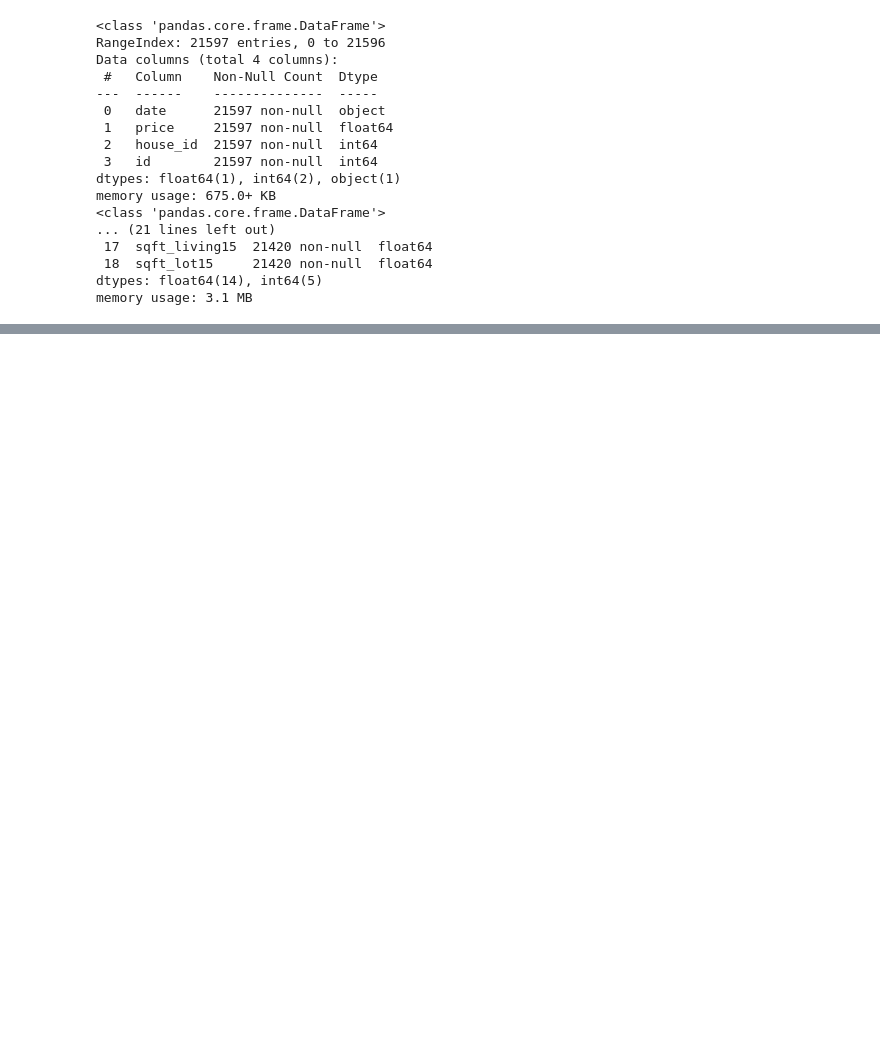
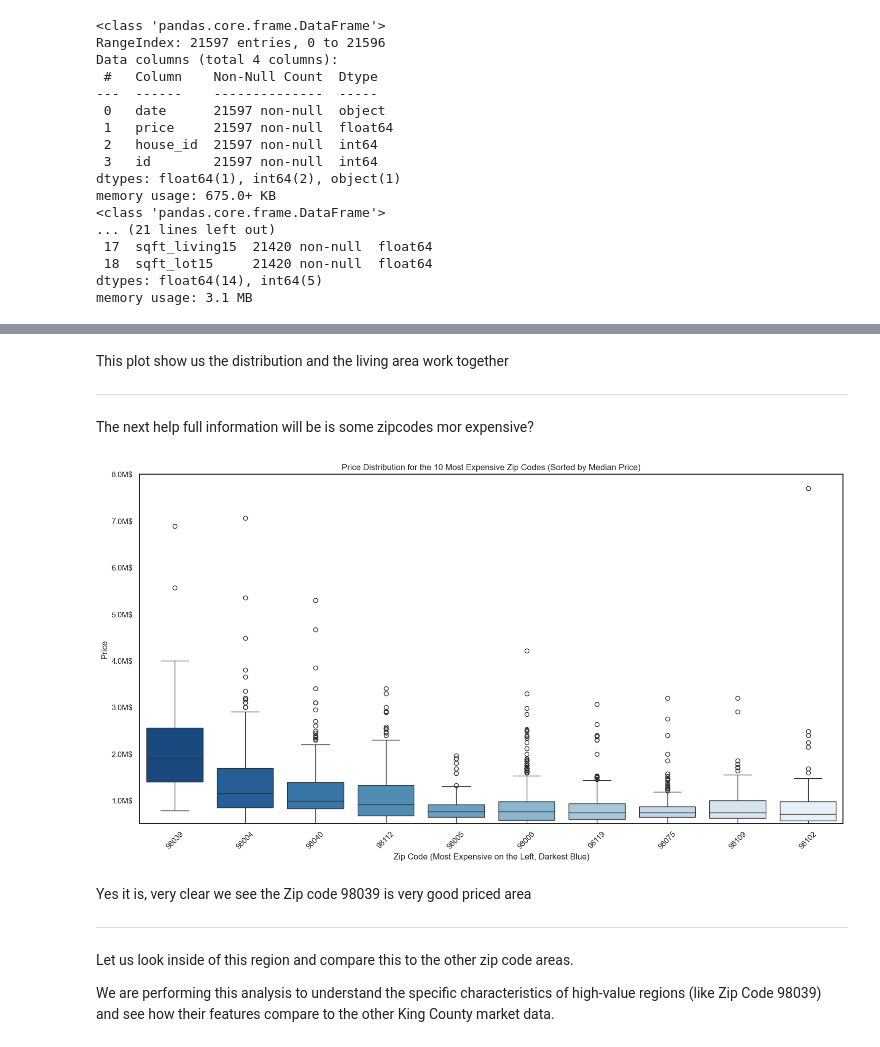
Before and after one commit to asimeoa/ds-eda-project-template_sia, a Jupyter notebook: eda_analysis_main.ipynb, the cells around one changed output, grey strips where cells are left out. Cells and saved outputs as stored; diff of their text form; code cells hidden in the pictures; blank space fills up the shorter version.

```diff
--- a/eda_analysis_main.ipynb
+++ b/eda_analysis_main.ipynb
@@ -454,0 +263,12 @@ Client chosen: **(your choice)**
+# %%
+# Date converting
+print(f"Date type before converting: {df['dateDate'].dtype}")
+
+df['dateDate'] = pd.to_datetime(df['dateDate'])
+
+print(f"Date type after converting: {df['dateDate'].dtype}")
+
+# Extract the month into a new column (this we can use later to check price per season)
+df['sale_month'] = df['dateDate'].dt.month
+
+print("First 5 months of sales:", df['sale_month'].head())
@@ -454,0 +410,56 @@ Client chosen: **(your choice)**
+# %% [markdown]
+This plot show us the distribution and the living area work together
+
+---
+# %% [markdown]
+The next help full information will be is some zipcodes mor expensive?
+# %%
+# let us check how the price corelate with the Zip code
+# 1. Calculate median prices per zip code and sort descending (most expensive on the left)
+median_prices_sorted = df.groupby('zipcode')['pricePrice'].median().sort_values(ascending=False)
+top_10_expensive_zipcodes = median_prices_sorted.head(10).index.tolist()
+df_top_10_expensive = df[df['zipcode'].isin(top_10_expensive_zipcodes)].copy()
+
+# 2. Create the boxplot visualization (larger figsize)
+plt.figure(figsize=(18, 9))
+
+# Plotting the boxplots:
+sns.boxplot(
+    x='zipcode',
+    y='pricePrice',
+    data=df_top_10_expensive,
+    order=top_10_expensive_zipcodes,
+    palette=sns.color_palette("Blues", n_colors=10)[::-1]
+)
+
+plt.title('Price Distribution for the 10 Most Expensive Zip Codes (Sorted by Median Price)')
+plt.xlabel('Zip Code (Most Expensive on the Left, Darkest Blue)')
+plt.ylabel('Price') # Label adjusted, actual formatting done below
+
+plt.grid(axis='y')
+
+# --- Y-axis Formatting in Millions of USD ---
+def millions_formatter(x, pos):
+    """Formats axis values into Millions of USD (e.g., 2.0M$)"""
+    return f'{x / 1e6:.1f}M$'
+
+# Get the current axis object
+ax = plt.gca()
+# Apply the custom formatter to the Y-axis
+ax.yaxis.set_major_formatter(ticker.FuncFormatter(millions_formatter))
+
+# Set the Y-axis limits as requested ($500k to $8M)
+plt.ylim(500000, 8000000)
+
+plt.xticks(rotation=45)
+plt.show()
+# %% [output]
+[figure, added]
+# %% [markdown]
+Yes it is, very clear we see the Zip code 98039 is very good priced area
+
+---
+# %% [markdown]
+Let us look inside of this region and compare this to the other zip code areas.
+
+We are performing this analysis to understand the specific characteristics of high-value regions (like Zip Code 98039) and see how their features compare to the other King County market data.
```
Also changed, not shown: parts of 128 cells of this notebook, 19 other files.
